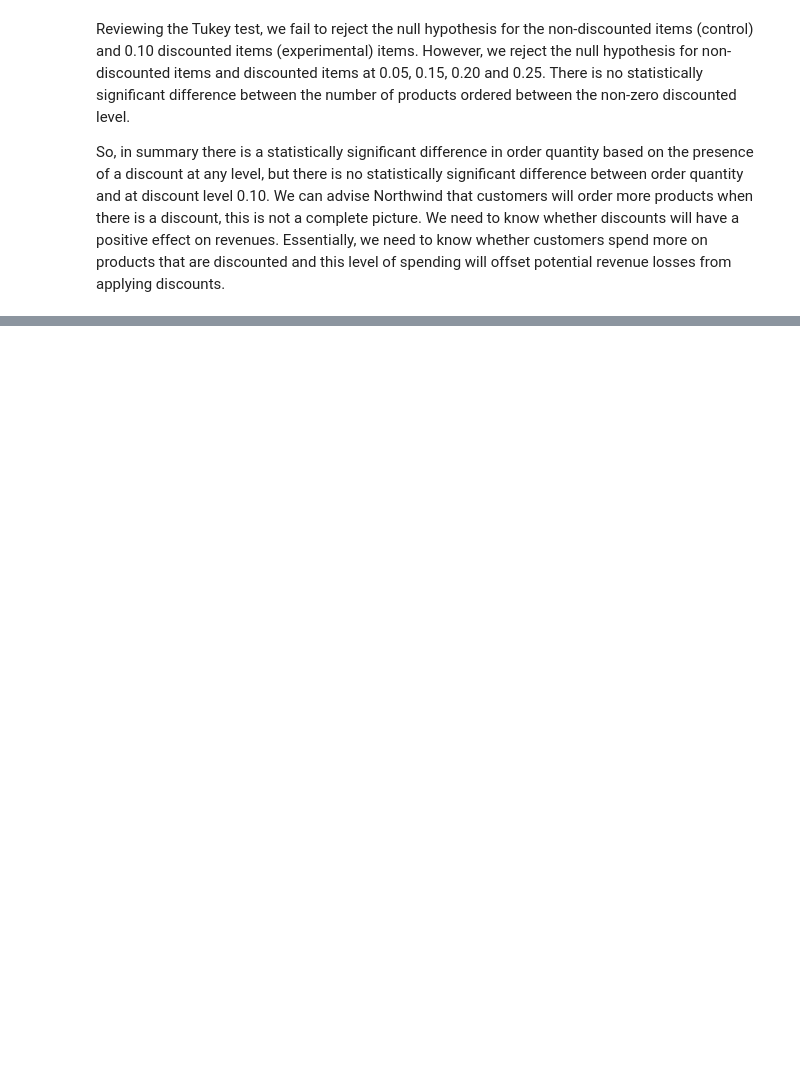
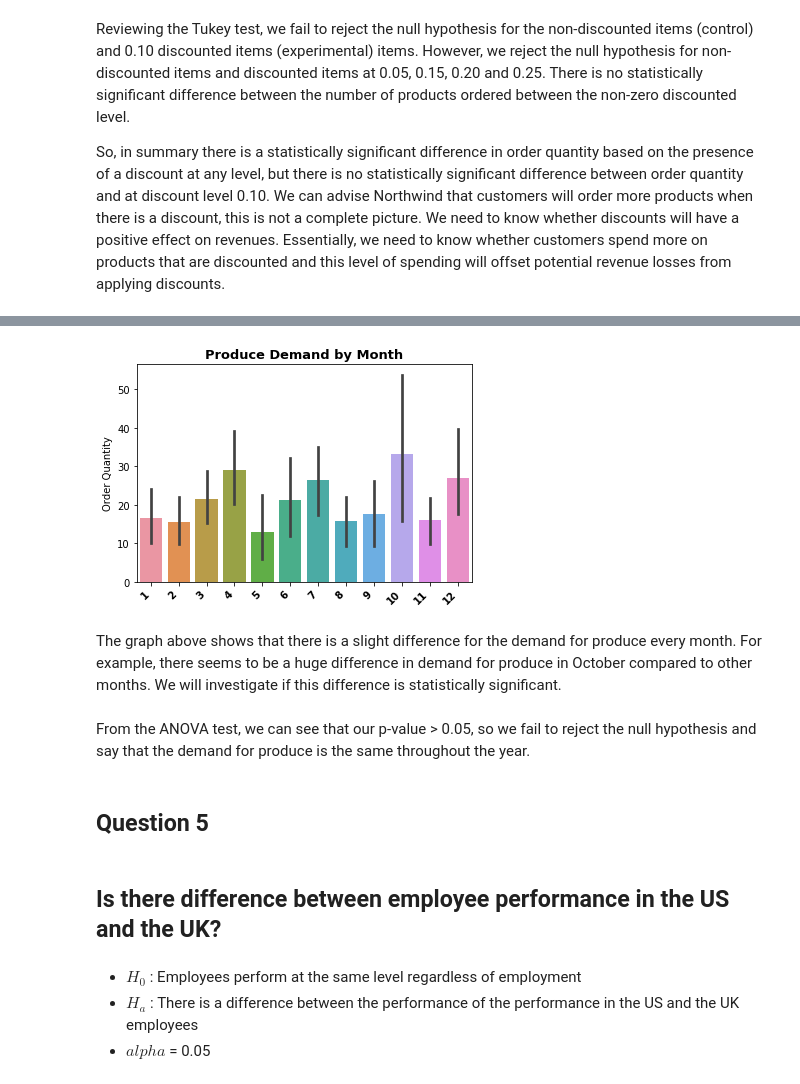
Before and after one commit to callRoko/Northwind_Project, a Jupyter notebook: index.ipynb, the cells around one changed output, grey strips where cells are left out. Cells and saved outputs as stored; diff of their text form; code cells hidden in the pictures; blank space fills up the shorter version.

```diff
--- a/index.ipynb
+++ b/index.ipynb
@@ -1497,0 +591,13 @@ Because our p-value < 0.05, we fail to reject the null hypothesis and can say th
+# %%
+cats = [1, 2, 3, 4, 5, 6, 7, 8]
+cat_quantity = pd.DataFrame([])
+for i in cats:
+    c = category_spend[category_spend.Id == i]
+    disc = c[c['Discount']!= 0]
+    nodisc = c[c['Discount'] == 0]
+    results = stats.ttest_ind(disc.Quantity, nodisc.Quantity, equal_var = False)
+    cat_quantity = cat_quantity.append(pd.DataFrame({'Category': category_spend.CategoryName[i],
+                                                    'Stat': round(results[0], 3),
+                                                    'P-value': round(results[1], 3)},
+                                                    index = [0]), ignore_index = None)
+cat_quantity
@@ -1497,0 +661,8 @@ Because our p-value < 0.05, we fail to reject the null hypothesis and can say th
+# %%
+c.execute('''SELECT o.OrderDate, od.Quantity, od.Discount, CategoryId FROM [Order] as o
+            JOIN OrderDetail as od on o.Id = od.OrderId
+            JOIN Product as p on p.Id = od.ProductId
+            WHERE P.CategoryId = 7''')
+produce_demand = pd.DataFrame(c.fetchall())
+produce_demand.columns = [column[0] for column in c.description]
+produce_demand.head()
@@ -1497,0 +688,4 @@ Because our p-value < 0.05, we fail to reject the null hypothesis and can say th
+# %%
+#Group by Month:
+produce_demand.OrderDate = pd.to_datetime(produce_demand.OrderDate)
+produce_demand['Month'] = produce_demand.OrderDate.dt.month
@@ -1497,0 +709,14 @@ Because our p-value < 0.05, we fail to reject the null hypothesis and can say th
+# %%
+sns.set_color_codes = 'Set2'
+fig,ax = plt.subplots()
+sns.barplot(x = produce_demand.Month, y = produce_demand.Quantity)
+ax.set_title('Produce Demand by Month', fontweight = 'bold', fontsize = 13)
+ax.set_xlabel('')
+ax.set_ylabel('Order Quantity')
+plt.xticks(rotation = 45, ha = 'right', fontweight = 'semibold')
+plt.show()
+fig.savefig('producedemand.png', bbox_inches = 'tight')
+# %% [output]
+[figure, added]
+# %% [markdown]
+The graph above shows that there is a slight difference for the demand for produce every month. For example, there seems to be a huge difference in demand for produce in October compared to other months. We will investigate if this difference is statistically significant.
@@ -1497,0 +729,10 @@ Because our p-value < 0.05, we fail to reject the null hypothesis and can say th
+# %% [markdown]
+From the ANOVA test, we can see that our p-value > 0.05, so we fail to reject the null hypothesis and say that the demand for produce is the same throughout the year.
+# %% [markdown]
+## Question 5
+# %% [markdown]
+## Is there difference between employee performance in the US and the UK?
+# %% [markdown]
+- $H_0$ : Employees perform at the same level regardless of employment <br>
+- $H_a$ : There is a  difference between the performance of the performance in the US and the UK employees <br>
+- $alpha$ = 0.05 <br>
```
Also changed, not shown: parts of 264 cells of this notebook.
